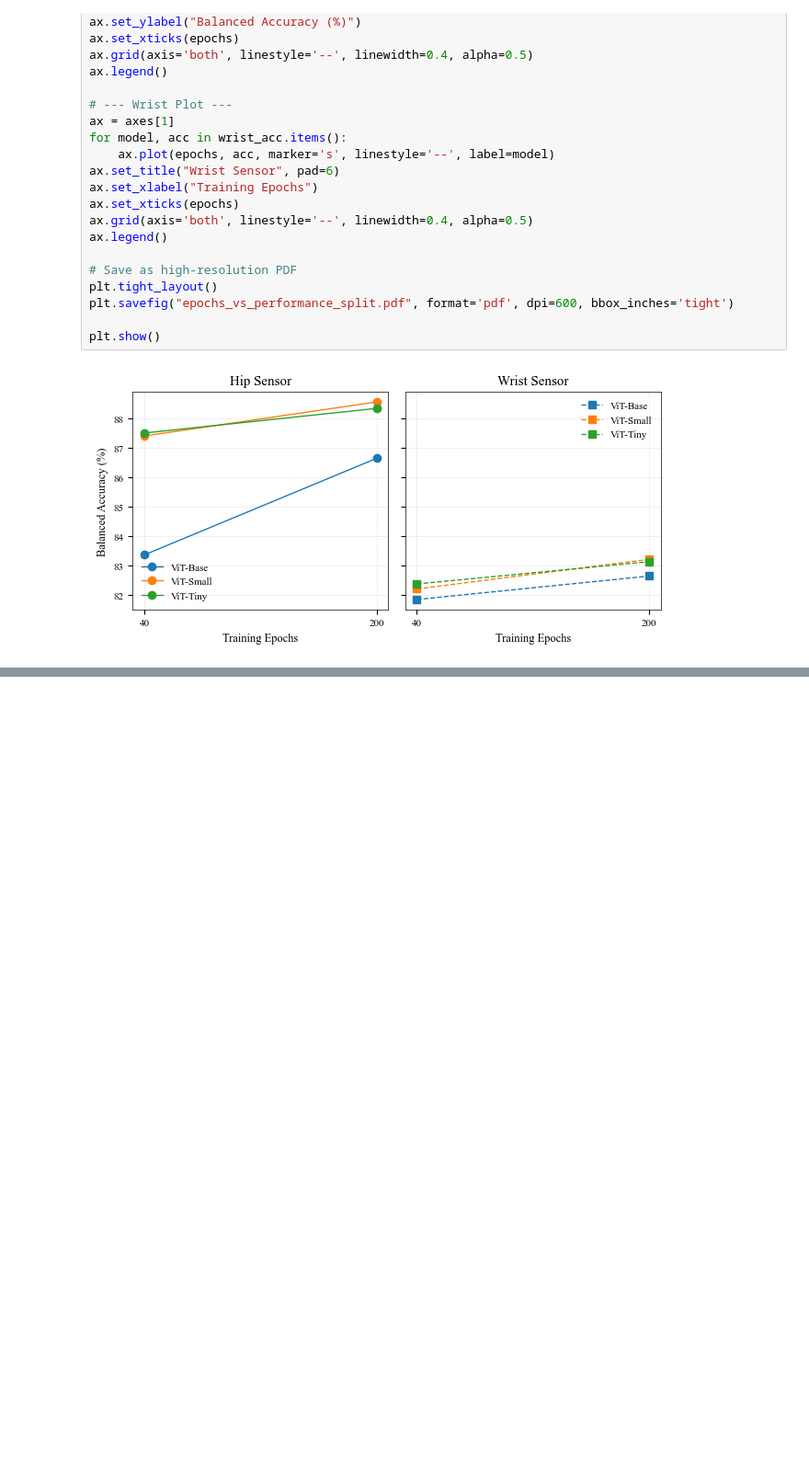
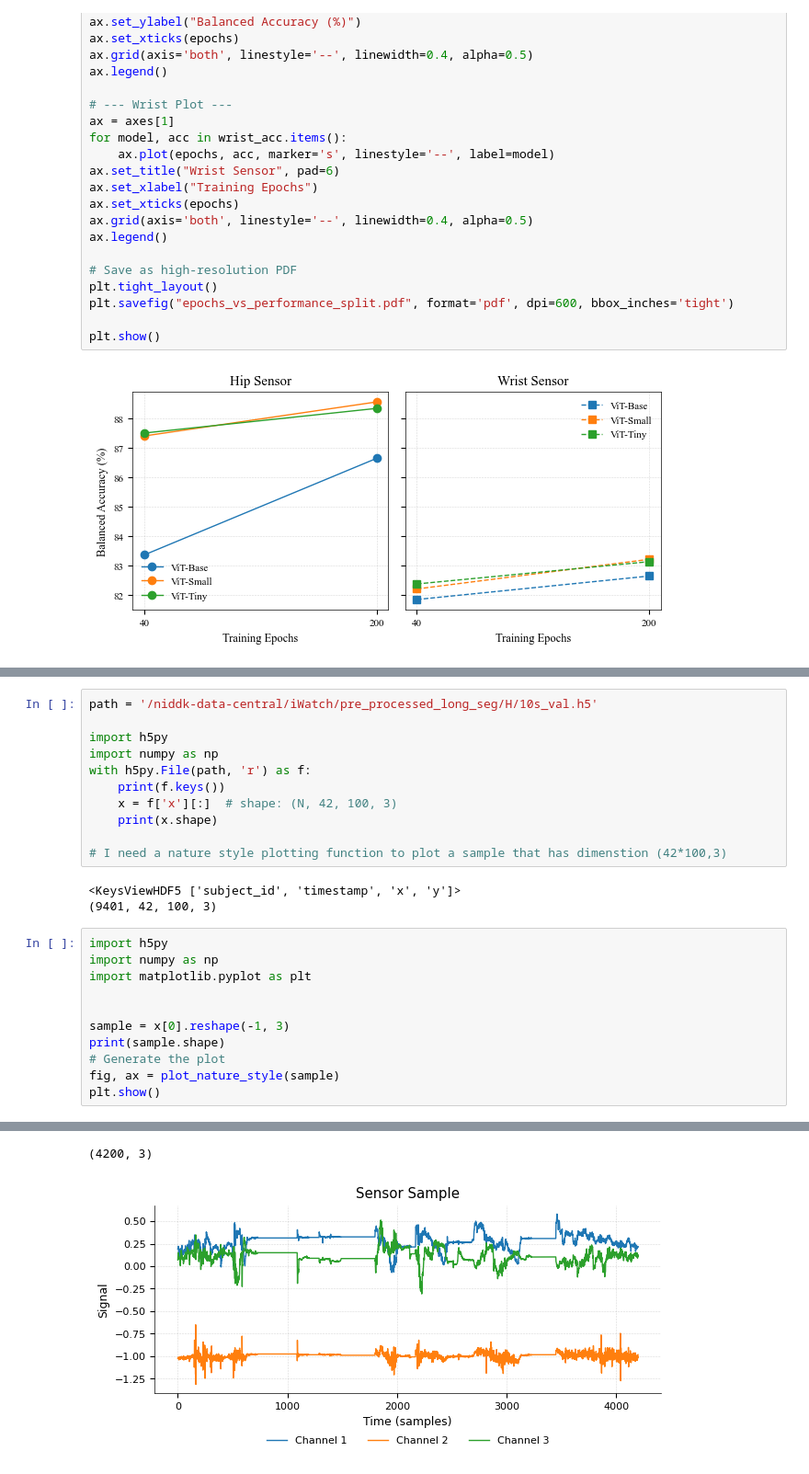
Before and after one commit to yuc0805/DeepPostures_MAE, a Jupyter notebook: MoCA/submit_figure.ipynb, the cells around one changed output, grey strips where cells are left out. Shown at 92% size. Drawn from its saved outputs; the diff is of its cells as text; blank space fills up the shorter version.

```diff
--- a/MoCA/submit_figure.ipynb
+++ b/MoCA/submit_figure.ipynb
@@ -789,0 +851,26 @@ plt.show()
+# %%
+path = '/niddk-data-central/iWatch/pre_processed_long_seg/H/10s_val.h5'
+
+import h5py
+import numpy as np
+with h5py.File(path, 'r') as f:
+    print(f.keys())
+    x = f['x'][:]  # shape: (N, 42, 100, 3)
+    print(x.shape)
+
+# I need a nature style plotting function to plot a sample that has dimenstion (42*100,3)
+# %% [output]
+<KeysViewHDF5 ['subject_id', 'timestamp', 'x', 'y']>
+(9401, 42, 100, 3)
+# %%
+import h5py
+import numpy as np
+import matplotlib.pyplot as plt
+
+
+sample = x[0].reshape(-1, 3)
+print(sample.shape)
+# Generate the plot
+fig, ax = plot_nature_style(sample)
+plt.show()
+# %% [output]
@@ -789,0 +894,2 @@ plt.show()
+(4200, 3)
+[figure, added]
```
Also changed, not shown: parts of 3 cells of this notebook.
